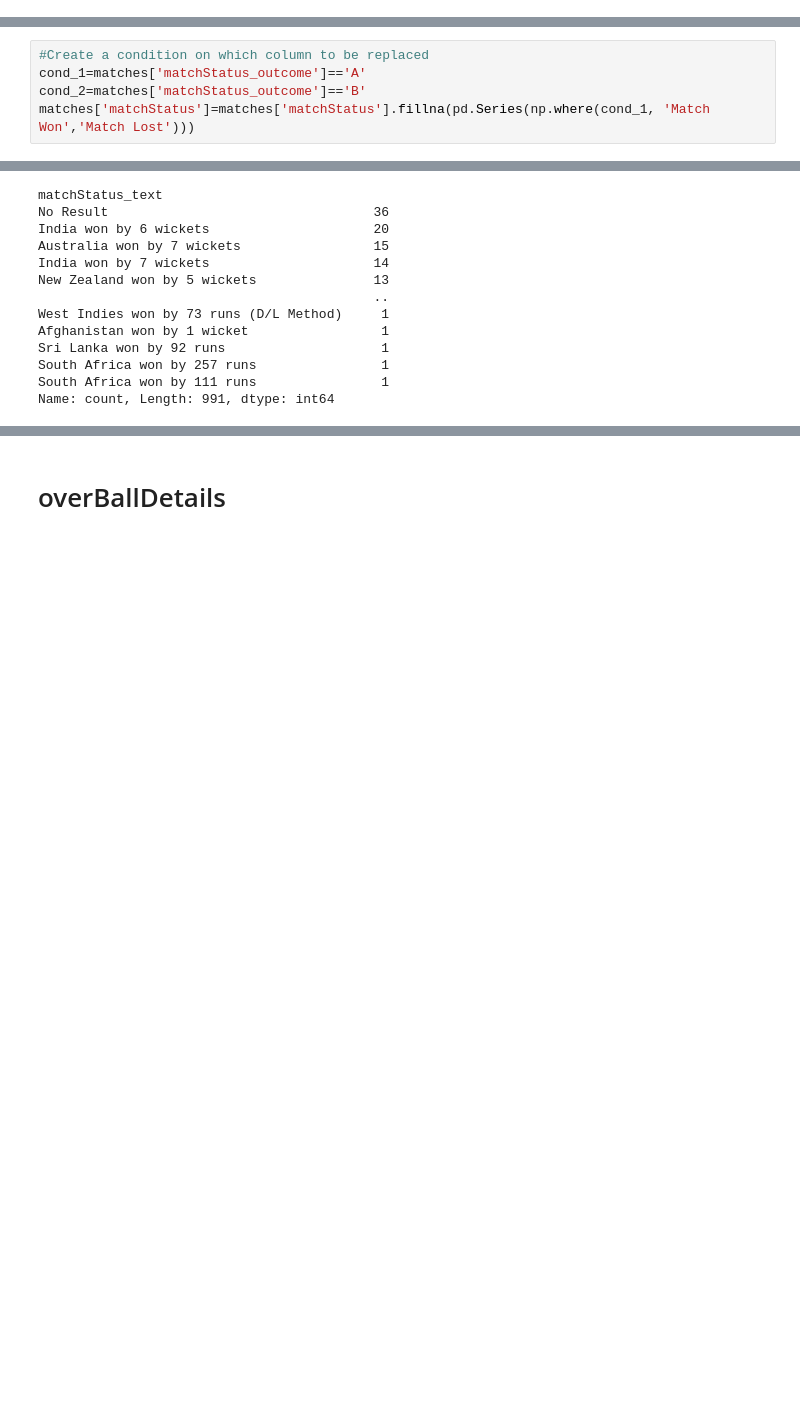
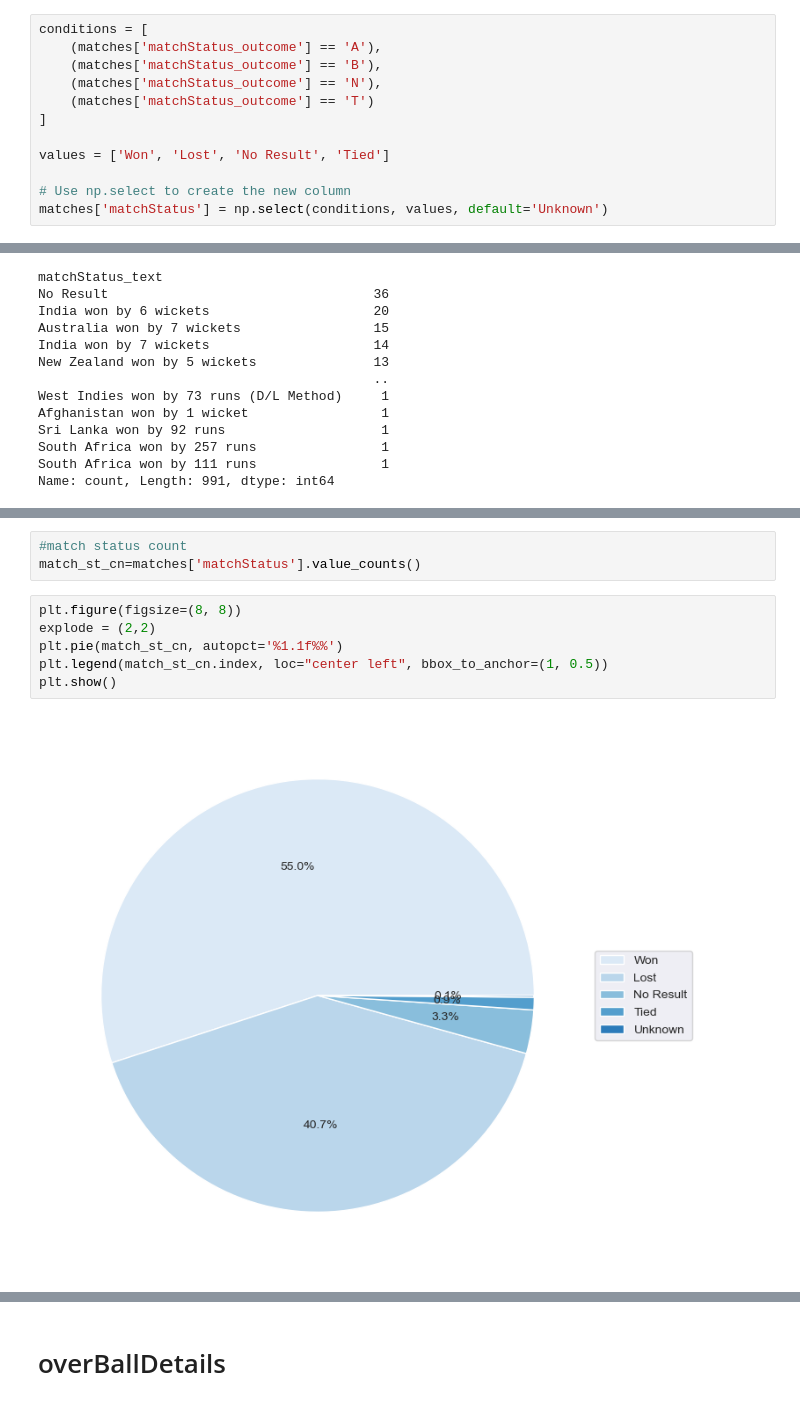
Before and after one commit to taaha3244/AtomCampAIBootcamp, a Jupyter notebook: EDA_project_cricket_world_cup_data.ipynb, the cells around one changed output, grey strips where cells are left out. Saved outputs shown, nothing was run; the diff lists cells and outputs as text; blank space fills up the shorter version.

```diff
--- a/EDA_project_cricket_world_cup_data.ipynb
+++ b/EDA_project_cricket_world_cup_data.ipynb
@@ -463,0 +476,12 @@ matches.head(5)
+# %%
+conditions = [
+    (matches['matchStatus_outcome'] == 'A'),
+    (matches['matchStatus_outcome'] == 'B'),
+    (matches['matchStatus_outcome'] == 'N'),
+    (matches['matchStatus_outcome'] == 'T')
+]
+
+values = ['Won', 'Lost', 'No Result', 'Tied']
+
+# Use np.select to create the new column
+matches['matchStatus'] = np.select(conditions, values, default='Unknown')
@@ -464,10 +493,5 @@ matches.head(5)
 # %% [markdown]
 Match Status ,Match status Wicket and Runs Margins can be Sliced From Match Status Text
-# %%
-#Create a condition on which column to be replaced
-cond_1=matches['matchStatus_outcome']=='A'
-cond_2=matches['matchStatus_outcome']=='B'
-matches['matchStatus']=matches['matchStatus'].fillna(pd.Series(np.where(cond_1, 'Match Won','Match Lost')))
 # %%
 
 import re
@@ -687,0 +696,11 @@ matches
+# %%
+#match status count
+match_st_cn=matches['matchStatus'].value_counts()
+# %%
+plt.figure(figsize=(8, 8))
+explode = (2,2)
+plt.pie(match_st_cn, autopct='%1.1f%%')
+plt.legend(match_st_cn.index, loc="center left", bbox_to_anchor=(1, 0.5))
+plt.show()
+# %% [output]
+[figure, added]
```
Also changed, not shown: parts of 12 cells of this notebook.
